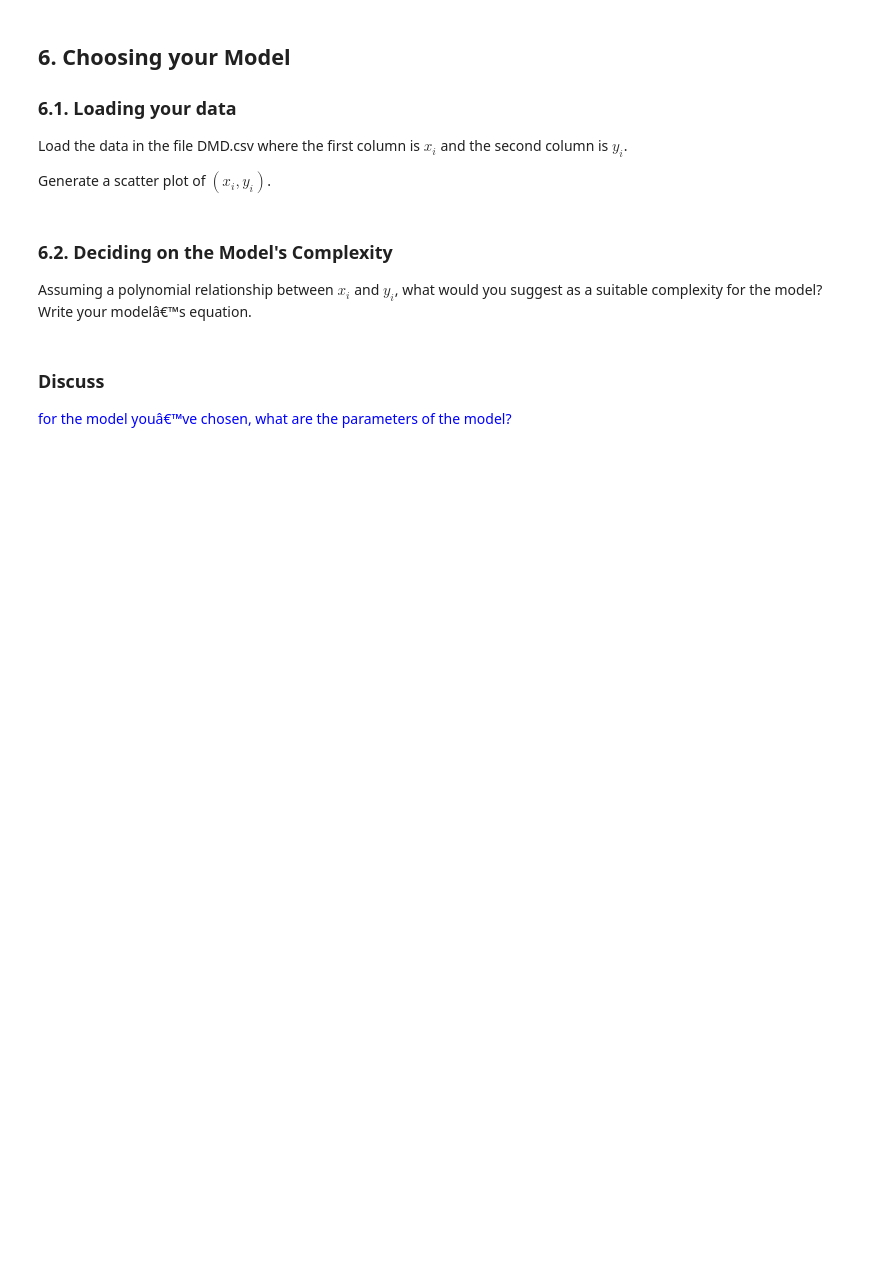
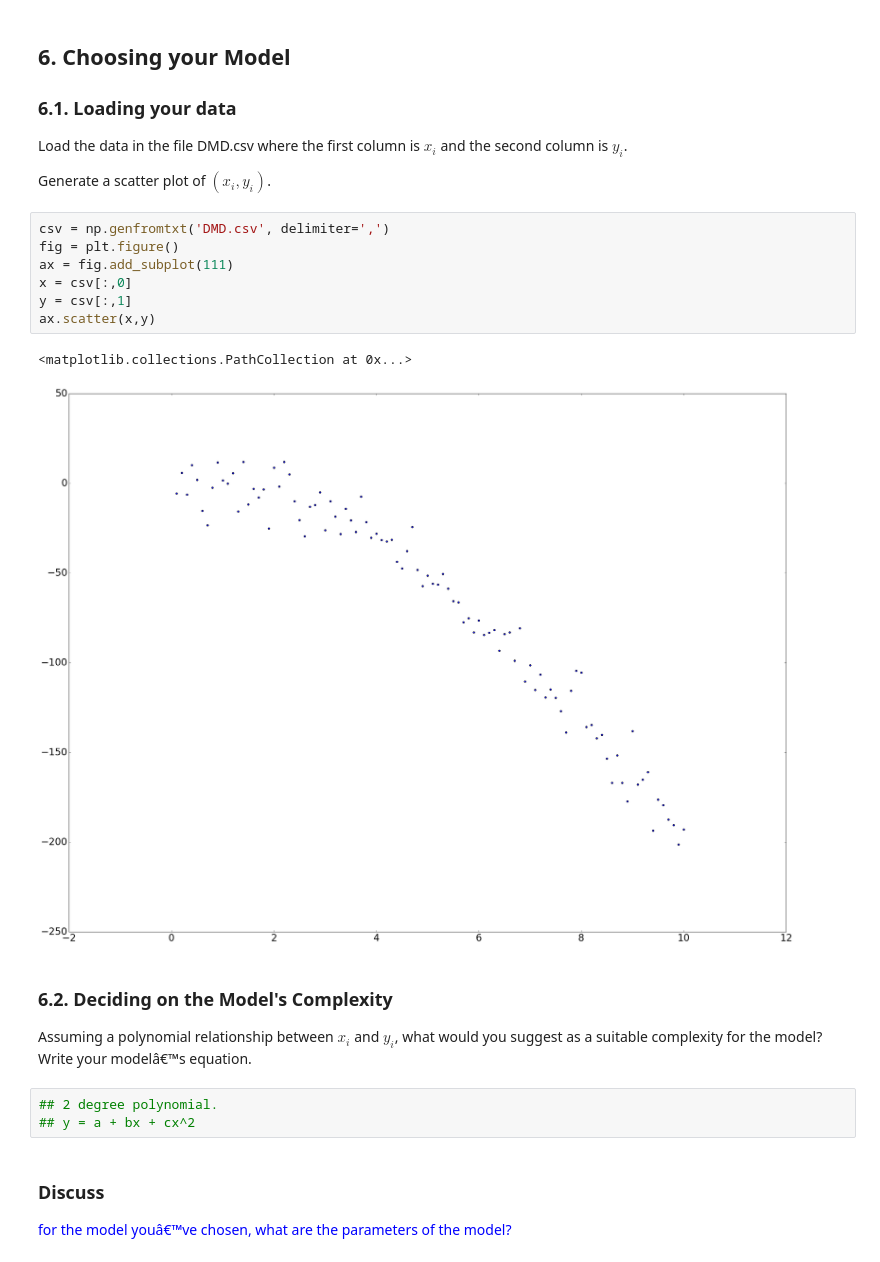
Before and after one commit to JoshVanL/SPS_LabWork, a Jupyter notebook: 3LAB/Lab3_Jupyter.ipynb, the cells around one changed output. Cells and saved outputs as stored; diff of their text form; blank space fills up the shorter version.

```diff
--- a/3LAB/Lab3_Jupyter.ipynb
+++ b/3LAB/Lab3_Jupyter.ipynb
@@ -126,10 +140,23 @@ Plot the best fit line before and after the outlier data, in a way similar to th
 Load the data in the file DMD.csv where the first column is $x_i$ and the second column is $y_i$.
 
 Generate a scatter plot of $(x_i, y_i)$.
+# %%
+csv = np.genfromtxt('DMD.csv', delimiter=',')
+fig = plt.figure()
+ax = fig.add_subplot(111)
+x = csv[:,0]
+y = csv[:,1]
+ax.scatter(x,y)
+# %% [output]
+<matplotlib.collections.PathCollection at 0x...>
+[figure, added]
 # %% [markdown]
 ### 6.2. Deciding on the Model's Complexity ###
 
 Assuming a polynomial relationship between $x_i$ and $y_i$, what would you suggest as a suitable complexity for the model? Write your modelâ€™s equation.
+# %%
+## 2 degree polynomial.
+## y = a + bx + cx^2
 # %% [markdown]
 ### Discuss ###
 
```
Also changed, not shown: parts of 5 cells of this notebook, 1 other file.
